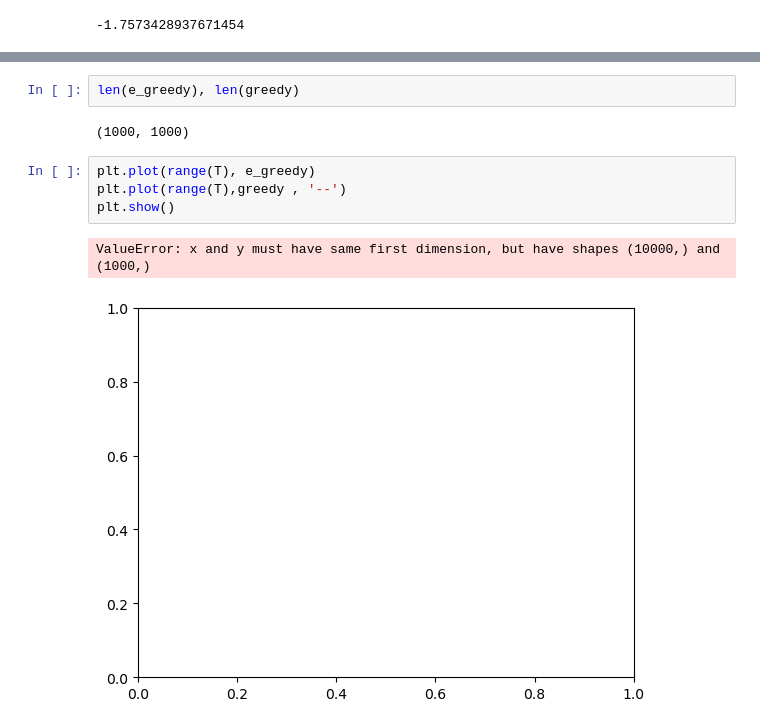
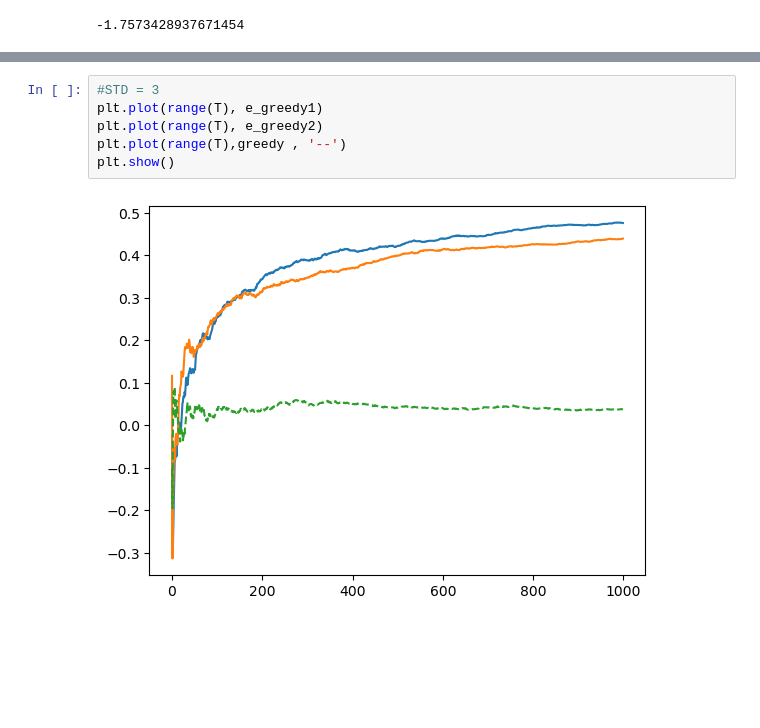
Before and after one commit to ahans30/Multi-Armted-Bandit, a Jupyter notebook: experiment2.ipynb, the cells around one changed output, grey strips where cells are left out. Saved outputs shown, nothing was run; the diff lists cells and outputs as text; blank space fills up the shorter version.

```diff
--- a/experiment2.ipynb
+++ b/experiment2.ipynb
@@ -108,11 +109,8 @@ plt.show()
-# %%
-len(e_greedy), len(greedy)
-# %% [output]
-(1000, 1000)
-# %%
-plt.plot(range(T), e_greedy)
-plt.plot(range(T),greedy , '--')
-plt.show()
-# %% [output]
-ValueError: x and y must have same first dimension, but have shapes (10000,) and (1000,)
-[figure, removed]
+# %%
+#STD = 3
+plt.plot(range(T), e_greedy1)
+plt.plot(range(T), e_greedy2)
+plt.plot(range(T),greedy , '--')
+plt.show()
+# %% [output]
+[figure, added]
```
Also changed, not shown: parts of 7 cells of this notebook, 1 other file.
